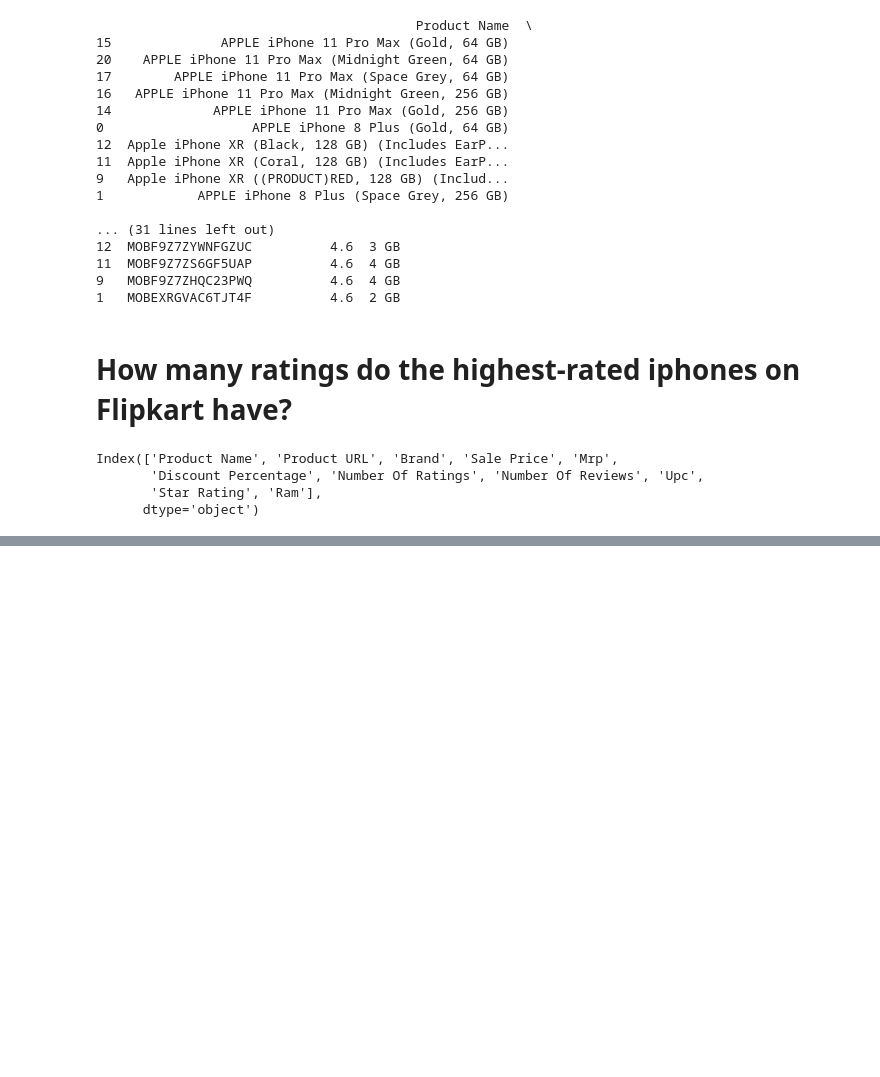
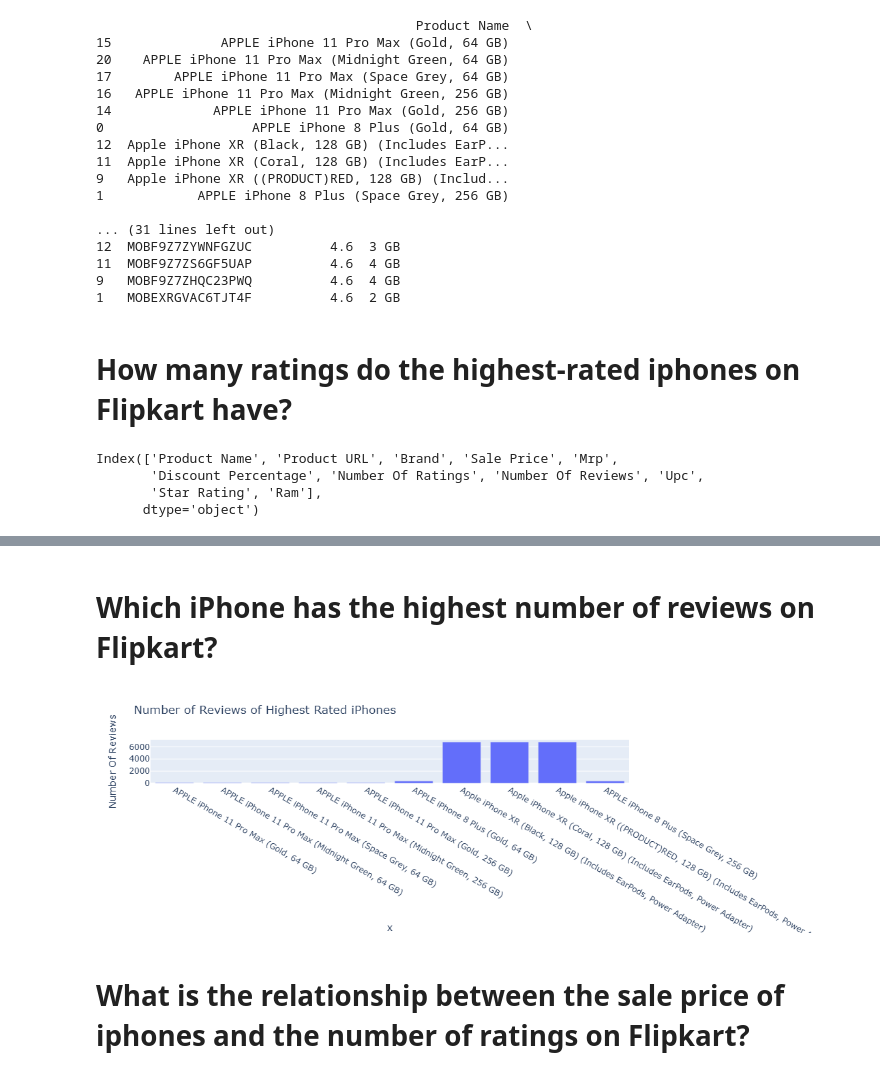
Before and after one commit to Bharati-pradhan/Iphone-Data-sales-Analysis, a Jupyter notebook: Iphone Data sales analysis.ipynb, the cells around one changed output, grey strips where cells are left out. Saved outputs shown, nothing was run; the diff lists cells and outputs as text; code cells hidden in the pictures; blank space fills up the shorter version.

```diff
--- a/Iphone Data sales analysis.ipynb
+++ b/Iphone Data sales analysis.ipynb
@@ -189,0 +141,14 @@ plt.show()
+# %% [markdown]
+# Which iPhone has the highest number of reviews on Flipkart?
+# %%
+iphones = highest_rated["Product Name"].value_counts()
+label = iphones.index
+counts = highest_rated["Number Of Reviews"]
+
+figure = px.bar(highest_rated, x=label, y=counts,
+                title="Number of Reviews of Highest Rated iPhones")
+figure.show()
+# %% [output]
+[figure, added]
+# %% [markdown]
+# What is the relationship between the sale price of iphones and the number of ratings on Flipkart?
```
Also changed, not shown: parts of 11 cells of this notebook.
